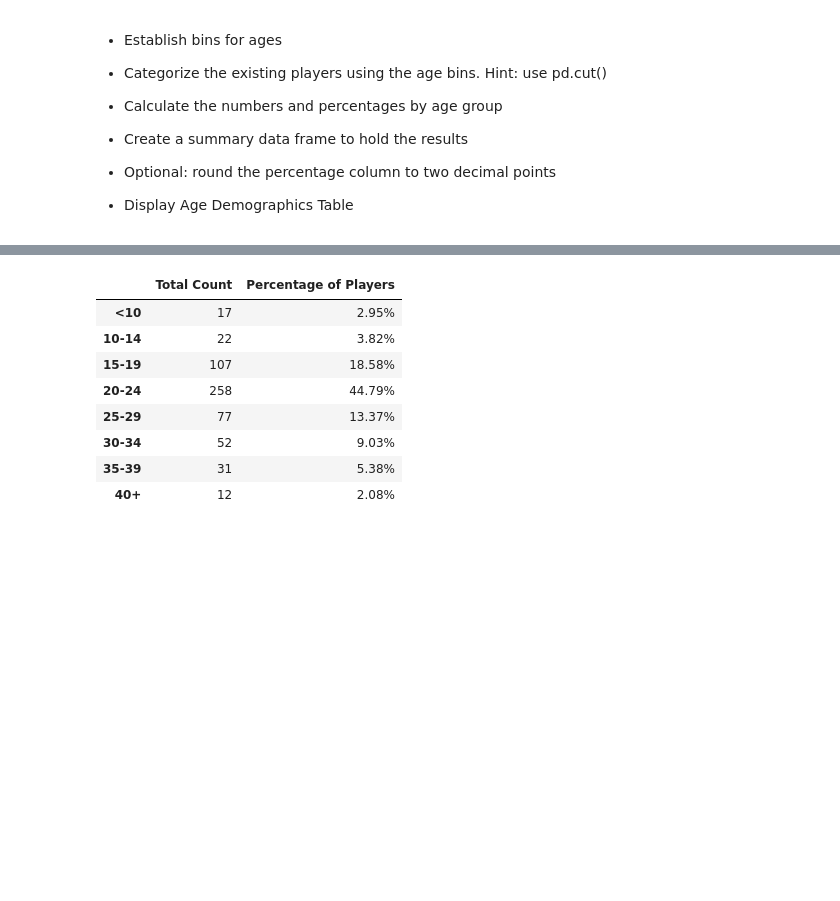
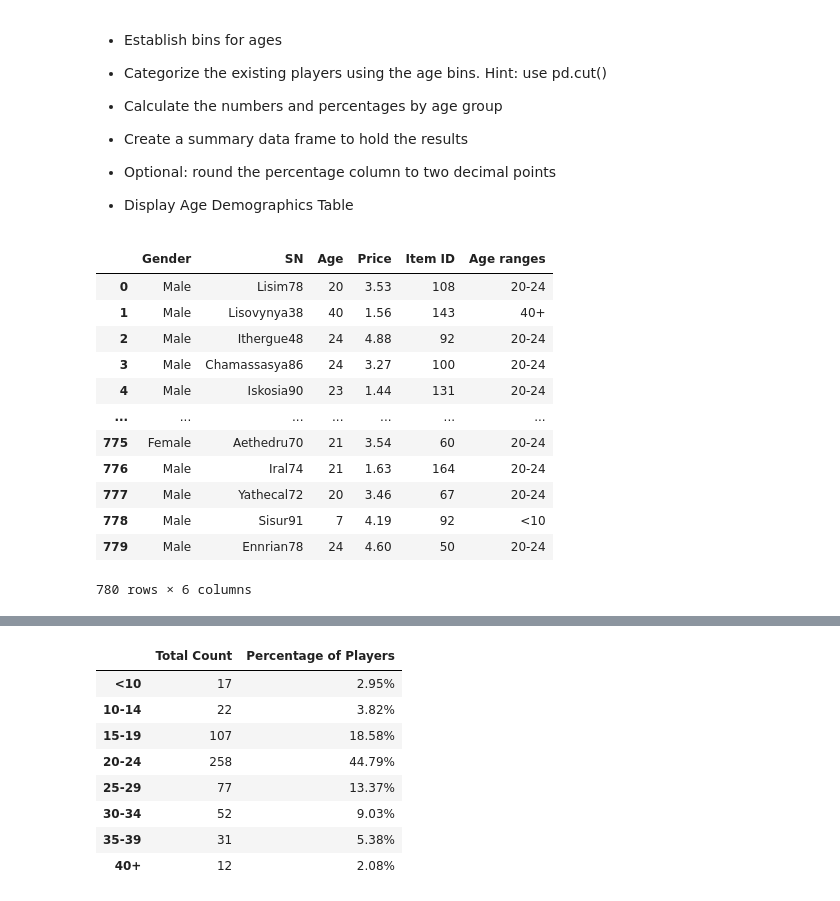
Before and after one commit to Omargib/pandas-challenge, a Jupyter notebook: HeroesOfPymoli/HeroesOfPymoli_starter.ipynb, the cells around one changed output, grey strips where cells are left out. Drawn from its saved outputs; the diff is of its cells as text; code cells hidden in the pictures; blank space fills up the shorter version.

```diff
--- a/HeroesOfPymoli/HeroesOfPymoli_starter.ipynb
+++ b/HeroesOfPymoli/HeroesOfPymoli_starter.ipynb
@@ -159,3 +218,28 @@ gender_summary_df.head()
 
 
 * Display Age Demographics Table
+# %%
+age_bin = [0, 9.9,14.9, 19.9,24.9,29.9,34.9,39.9,150]
+age_labels = ["<10","10-14","15-19","20-24","25-29","30-34","35-39","40+"]
+# %%
+df_by_age = purchase_data_df.loc[:,["Gender","SN","Age","Price","Item ID"]]
+# %%
+df_by_age = df_by_age.drop_duplicates()
+# %%
+df_by_age["Age ranges"] = pd.cut(df_by_age["Age"],age_bin,labels=age_labels)
+# %%
+df_by_age
+# %% [output]
+|  | Gender | SN | Age | Price | Item ID | Age ranges |
+| 0 | Male | Lisim78 | 20 | 3.53 | 108 | 20-24 |
+| 1 | Male | Lisovynya38 | 40 | 1.56 | 143 | 40+ |
+| 2 | Male | Ithergue48 | 24 | 4.88 | 92 | 20-24 |
+| 3 | Male | Chamassasya86 | 24 | 3.27 | 100 | 20-24 |
+| 4 | Male | Iskosia90 | 23 | 1.44 | 131 | 20-24 |
+| ... | ... | ... | ... | ... | ... | ... |
+| 775 | Female | Aethedru70 | 21 | 3.54 | 60 | 20-24 |
+| 776 | Male | Iral74 | 21 | 1.63 | 164 | 20-24 |
+| 777 | Male | Yathecal72 | 20 | 3.46 | 67 | 20-24 |
+| 778 | Male | Sisur91 | 7 | 4.19 | 92 | <10 |
+| 779 | Male | Ennrian78 | 24 | 4.60 | 50 | 20-24 |
+780 rows × 6 columns
```
Also changed, not shown: parts of 26 cells of this notebook.
